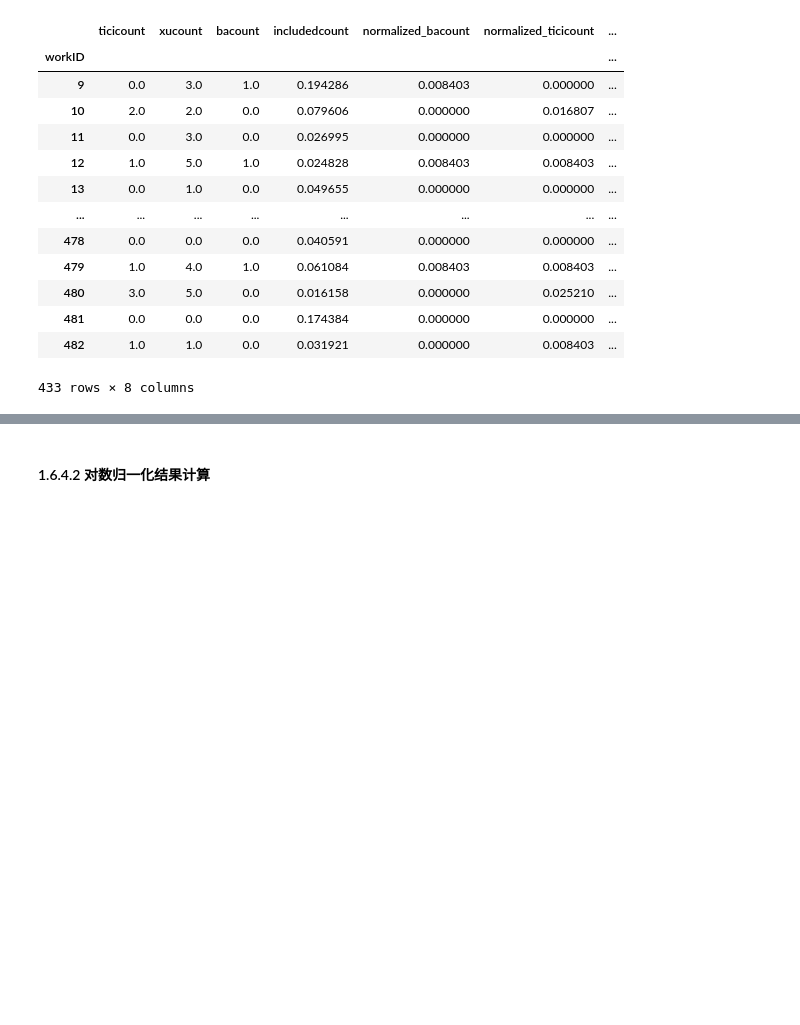
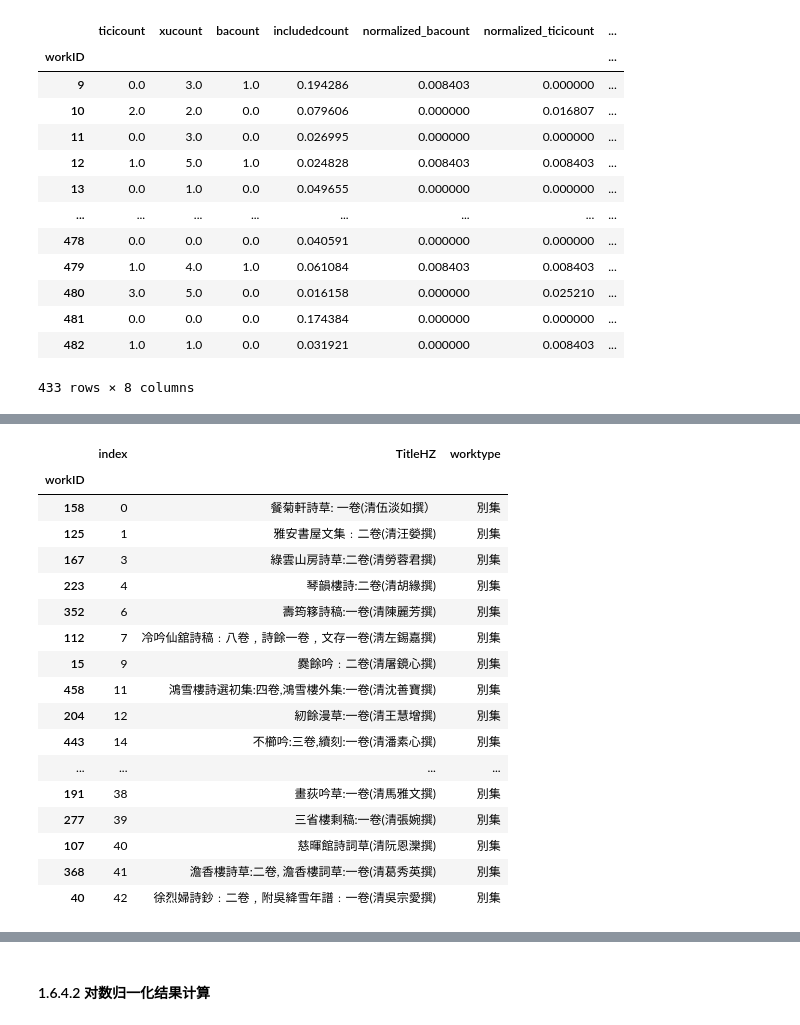
Before and after one commit to April-lemonade/LitRank, a Jupyter notebook: EDA/ImportanceEvaluation.ipynb, the cells around one changed output, grey strips where cells are left out. Cells and saved outputs as stored; diff of their text form; code cells hidden in the pictures; blank space fills up the shorter version.

```diff
--- a/EDA/ImportanceEvaluation.ipynb
+++ b/EDA/ImportanceEvaluation.ipynb
@@ -451,0 +534,21 @@ ji_combine
+# %%
+# 获取前100行数据并重置索引
+df_top_name = df.copy().reset_index()
+
+# 将 df_top_name 和 work 的 workID 转换为字符串
+df_top_name['workID'] = df_top_name['workID'].astype(str)
+work['workID'] = work['workID'].astype(str)
+
+# 去掉 workID 中 "_" 后面的内容
+df_top_name['workID'] = df_top_name['workID'].str.split('_').str[0]
+
+# 进行合并
+df_top_name = df_top_name.merge(work[['workID', 'TitleHZ','worktype']], on='workID', how='left')
+
+# 删除不再需要的索引列并重新设置索引
+df_top_name = df_top_name.set_index('workID')
+
+# 选择需要的列
+df_top_name = df_top_name[['index', 'TitleHZ','worktype']].copy()
+
+df_top_name
@@ -451,0 +570,30 @@ ji_combine
+# %%
+df_top_10_percent = df_top_name.head(int(len(df) * 0.1)).copy()
+df_top_10_percent = df_top_10_percent[df_top_10_percent['worktype'] == '別集'].copy()
+
+# 从前 10% 的数据中随机抽取 30 条
+sample_30_from_top_10_percent = df_top_10_percent.sample(n=30, random_state=42)
+
+# 查看结果
+sample_30_from_top_10_percent = sample_30_from_top_10_percent.sort_values(by='index')
+
+sample_30_from_top_10_percent
+# %% [output]
+|  | index | TitleHZ | worktype |
+| workID |  |  |  |
+| 158 | 0 | 餐菊軒詩草: 一卷(清伍淡如撰） | 別集 |
+| 125 | 1 | 雅安書屋文集﹕二卷(清汪嫈撰) | 別集 |
+| 167 | 3 | 綠雲山房詩草:二卷(清勞蓉君撰) | 別集 |
+| 223 | 4 | 琴韻樓詩:二卷(清胡緣撰) | 別集 |
+| 352 | 6 | 壽筠簃詩稿:一卷(清陳麗芳撰) | 別集 |
+| 112 | 7 | 冷吟仙舘詩稿﹕八卷﹐詩餘一卷﹐文存一卷(淸左錫嘉撰) | 別集 |
+| 15 | 9 | 爨餘吟﹕二卷(清屠鏡心撰) | 別集 |
+| 458 | 11 | 鴻雪樓詩選初集:四卷,鴻雪樓外集:一卷(清沈善寶撰) | 別集 |
+| 204 | 12 | 紉餘漫草:一卷(清王慧增撰) | 別集 |
+| 443 | 14 | 不櫛吟:三卷,續刻:一卷(清潘素心撰) | 別集 |
+| ... | ... | ... | ... |
+| 191 | 38 | 畫荻吟草:一卷(清馬雅文撰) | 別集 |
+| 277 | 39 | 三省樓剩稿:一卷(清張婉撰) | 別集 |
+| 107 | 40 | 慈暉館詩詞草(清阮恩灤撰) | 別集 |
+| 368 | 41 | 澹香樓詩草:二卷, 澹香樓詞草:一卷(清葛秀英撰) | 別集 |
+| 40 | 42 | 徐烈婦詩鈔﹕二卷﹐附吳絳雪年譜﹕一卷(清吳宗愛撰) | 別集 |
```
Also changed, not shown: parts of 24 cells of this notebook, 41 other files.
